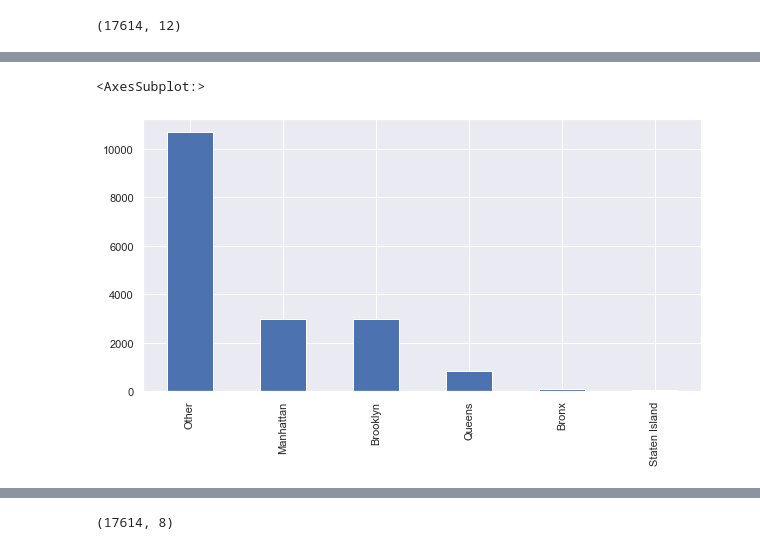
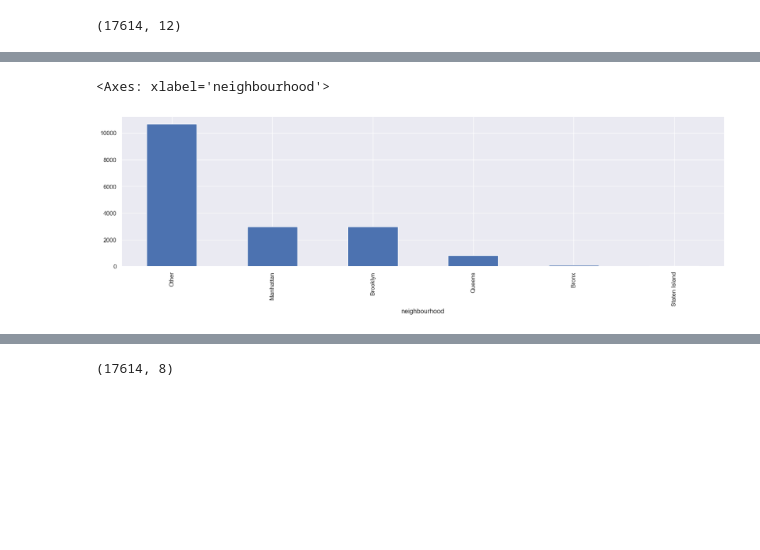
Before and after one commit to architsam/NYRealstatePricing_Prediction, a Jupyter notebook: NYReal.ipynb, the cells around one changed output, grey strips where cells are left out. Cells and saved outputs as stored; diff of their text form; code cells hidden in the pictures; blank space fills up the shorter version.

```diff
--- a/NYReal.ipynb
+++ b/NYReal.ipynb
@@ -69,10 +69,11 @@ def segment_neighborhood (neighbourhood):
 # %%
 df['neighbourhood']=df['neighbourhood'].apply(segment_neighborhood)
 # %%
-plt.figure(figsize=(10,5))
+plt.figure(figsize=(20,5))
 df['neighbourhood'].value_counts().plot(kind='bar')
+#unique values
 # %% [output]
-<AxesSubplot:>
+<Axes: xlabel='neighbourhood'>
-[figure, old version]
+[figure, new version]
 # %%
 df.drop(columns=['latitude', 'longitude', 'F1', 'id'],inplace=True)
```
Also changed, not shown: parts of 31 cells of this notebook.
